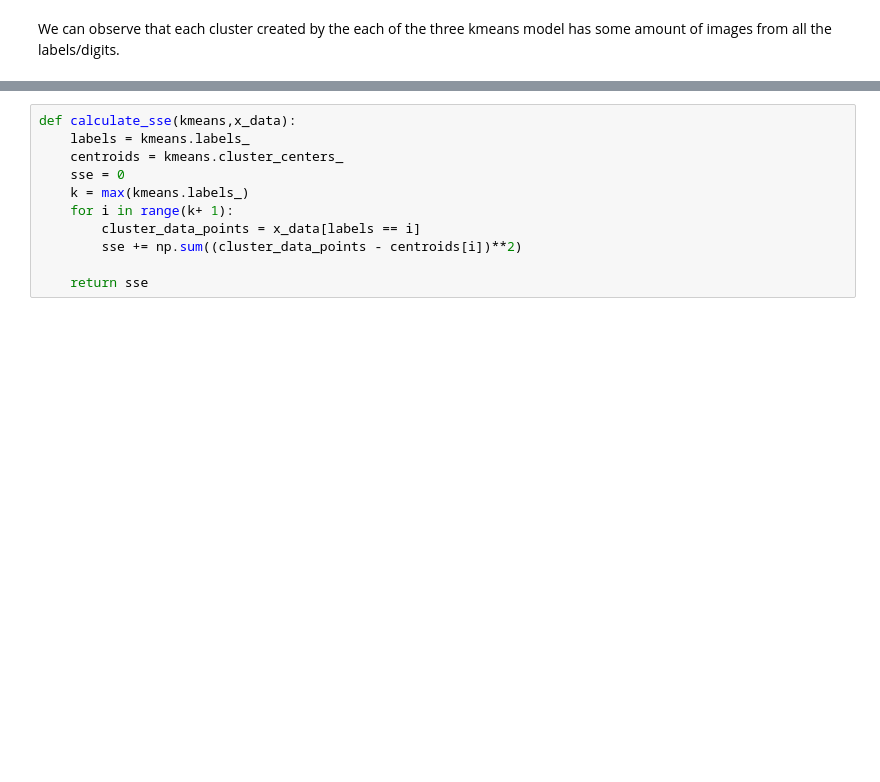
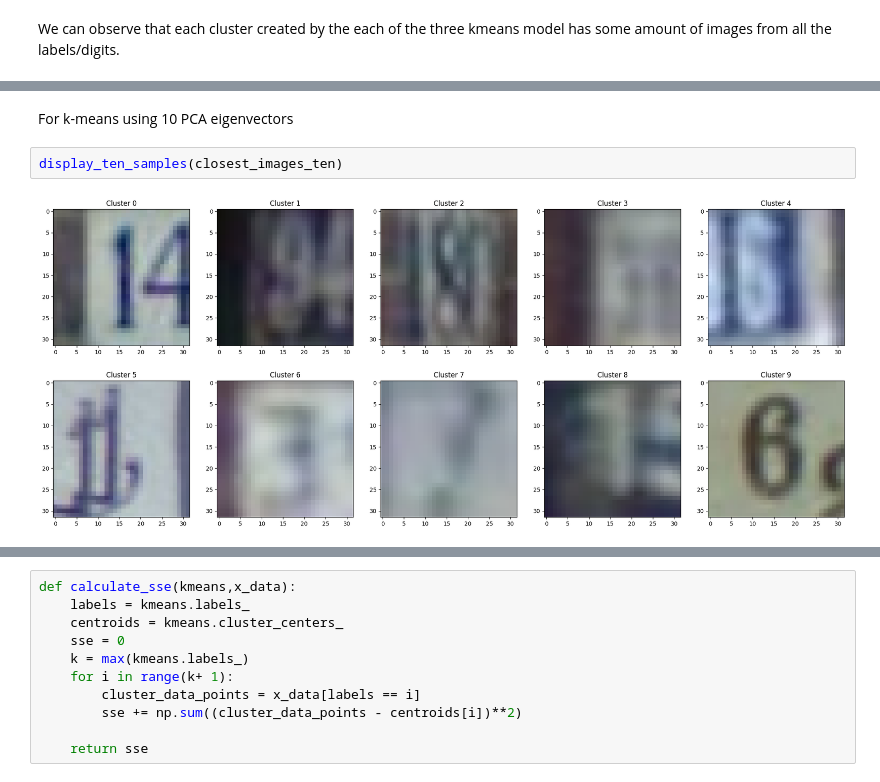
Before and after one commit to TYCN129/FoML---CS3390, a Jupyter notebook: q2.ipynb, the cells around one changed output, grey strips where cells are left out. Drawn from its saved outputs; the diff is of its cells as text; blank space fills up the shorter version.

```diff
--- a/q2.ipynb
+++ b/q2.ipynb
@@ -104,0 +146,6 @@ for img in closest_images_26:
+# %% [markdown]
+For k-means using 10 PCA eigenvectors
+# %%
+display_ten_samples(closest_images_ten)
+# %% [output]
+[figure, added]
```
Also changed, not shown: parts of 30 cells of this notebook, 1 other file.
